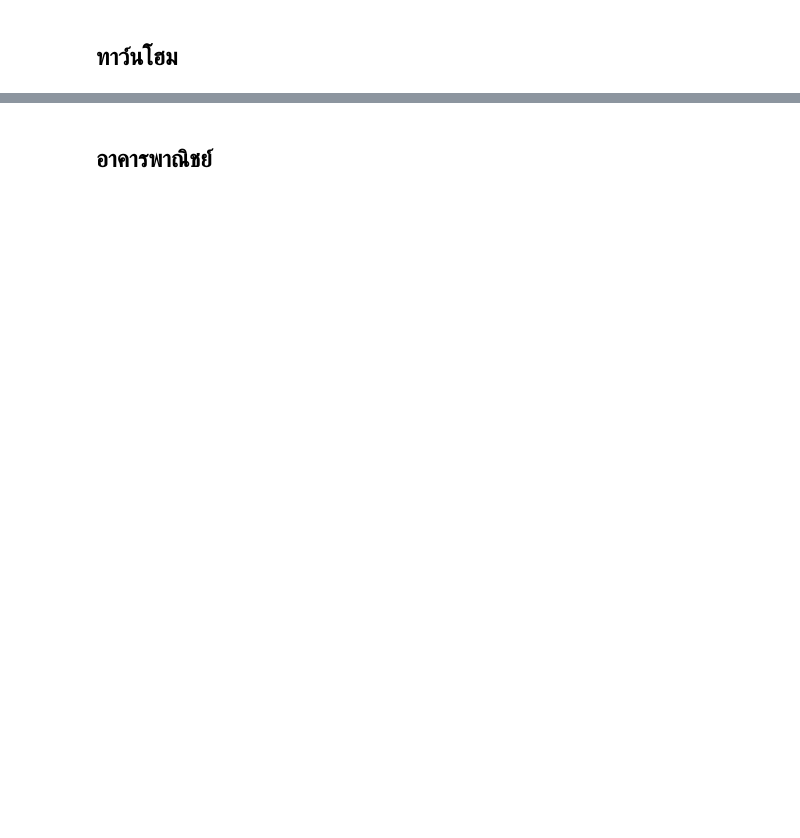
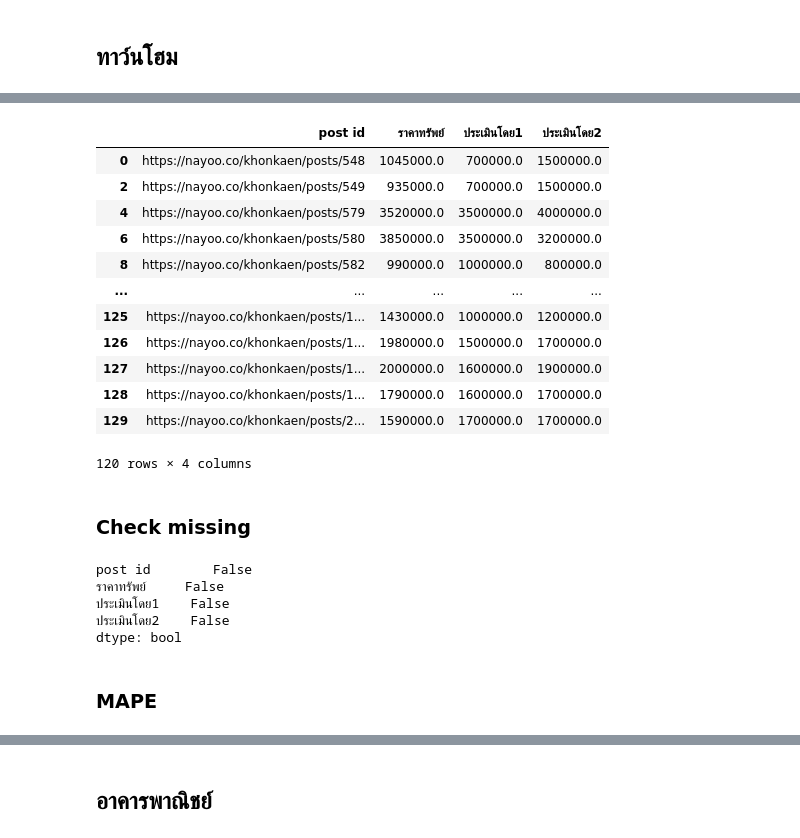
Before and after one commit to NarawitPrathansap/bsc_dpbm22, a Jupyter notebook: [dataprep1]property_estimator.ipynb, the cells around one changed output, grey strips where cells are left out. Drawn from its saved outputs; the diff is of its cells as text; code cells hidden in the pictures; blank space fills up the shorter version.

```diff
--- a/[dataprep1]property_estimator.ipynb
+++ b/[dataprep1]property_estimator.ipynb
@@ -253,0 +396,4 @@ townhome.head()
+# %%
+est1_townhome = townhome [townhome ['ID ผู้ประเมิน']==1]
+# %%
+est2_townhome = townhome [townhome ['ID ผู้ประเมิน']==2]
@@ -253,0 +406,2 @@ townhome.head()
+# %%
+est1_townhome['ประเมินโดย1']  = est1_townhome['post id'].map(est1_townhome.set_index('post id')['ประเมินราคาซื้อ-ขาย'])
@@ -253,0 +414,3 @@ townhome.head()
+# %%
+est1_townhome['ประเมินโดย2']  = est1_townhome['post id'].map(est2_townhome.set_index('post id')['ประเมินราคาซื้อ-ขาย'])
+est1_townhome.head()
@@ -253,0 +429,29 @@ townhome.head()
+# %%
+townhome_mape = est1_townhome[['post id','ราคาทรัพย์','ประเมินโดย1','ประเมินโดย2']]
+townhome_mape
+# %% [output]
+|  | post id | ราคาทรัพย์ | ประเมินโดย1 | ประเมินโดย2 |
+| 0 | https://nayoo.co/khonkaen/posts/548 | 1045000.0 | 700000.0 | 1500000.0 |
+| 2 | https://nayoo.co/khonkaen/posts/549 | 935000.0 | 700000.0 | 1500000.0 |
+| 4 | https://nayoo.co/khonkaen/posts/579 | 3520000.0 | 3500000.0 | 4000000.0 |
+| 6 | https://nayoo.co/khonkaen/posts/580 | 3850000.0 | 3500000.0 | 3200000.0 |
+| 8 | https://nayoo.co/khonkaen/posts/582 | 990000.0 | 1000000.0 | 800000.0 |
+| ... | ... | ... | ... | ... |
+| 125 | https://nayoo.co/khonkaen/posts/1... | 1430000.0 | 1000000.0 | 1200000.0 |
+| 126 | https://nayoo.co/khonkaen/posts/1... | 1980000.0 | 1500000.0 | 1700000.0 |
+| 127 | https://nayoo.co/khonkaen/posts/1... | 2000000.0 | 1600000.0 | 1900000.0 |
+| 128 | https://nayoo.co/khonkaen/posts/1... | 1790000.0 | 1600000.0 | 1700000.0 |
+| 129 | https://nayoo.co/khonkaen/posts/2... | 1590000.0 | 1700000.0 | 1700000.0 |
+120 rows × 4 columns
+# %% [markdown]
+### Check missing
+# %%
+townhome_mape.isnull().any()
+# %% [output]
+post id        False
+ราคาทรัพย์     False
+ประเมินโดย1    False
+ประเมินโดย2    False
+dtype: bool
+# %% [markdown]
+### MAPE
```
Also changed, not shown: parts of 71 cells of this notebook.
